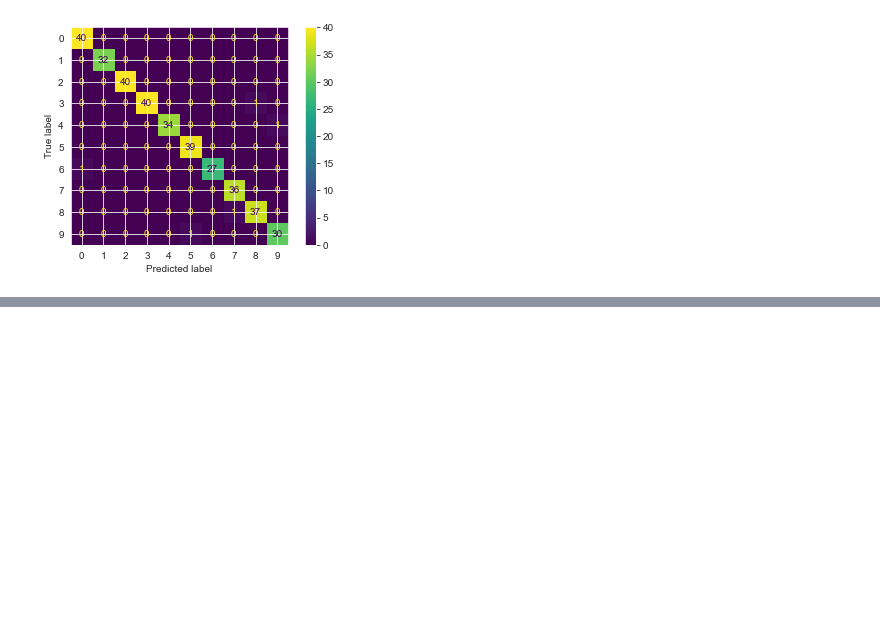
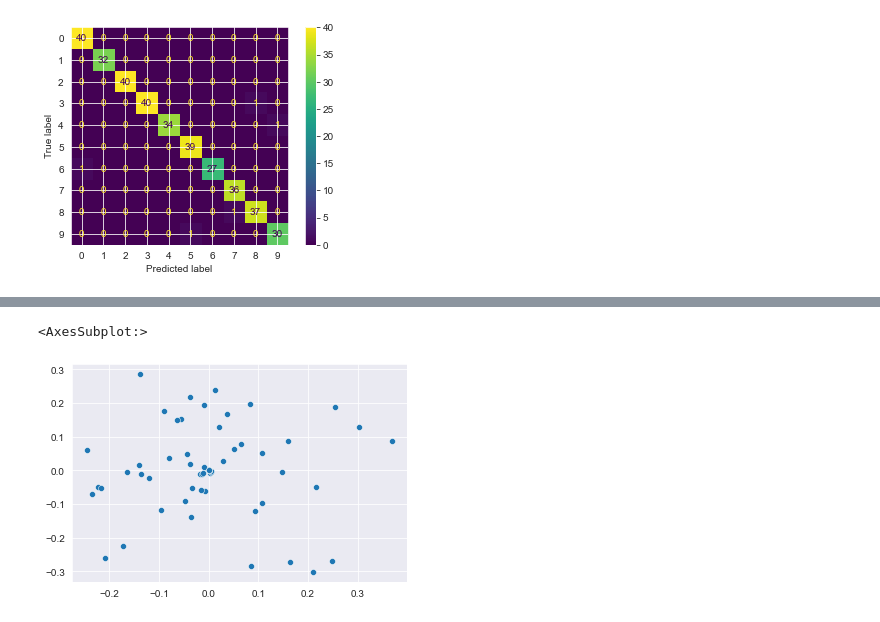
Before and after one commit to vkehfdl1/khu_ml_hw05, a Jupyter notebook: hw05.ipynb, the cells around one changed output, grey strips where cells are left out. Cells and saved outputs as stored; diff of their text form; code cells hidden in the pictures; blank space fills up the shorter version.

```diff
--- a/hw05.ipynb
+++ b/hw05.ipynb
@@ -69,0 +75,5 @@ plot_confusion_matrix(rf_model, X_test, y_test)
+# %%
+from sklearn.decomposition import PCA
+pca = PCA(n_components=2)
+pca_data = pca.fit_transform(data, target)
+pca_data
@@ -69,0 +88,5 @@ plot_confusion_matrix(rf_model, X_test, y_test)
+# %%
+sns.scatterplot(x=pca.components_[0], y=pca.components_[1])
+# %% [output]
+<AxesSubplot:>
+[figure, added]
```
Also changed, not shown: parts of 14 cells of this notebook.
